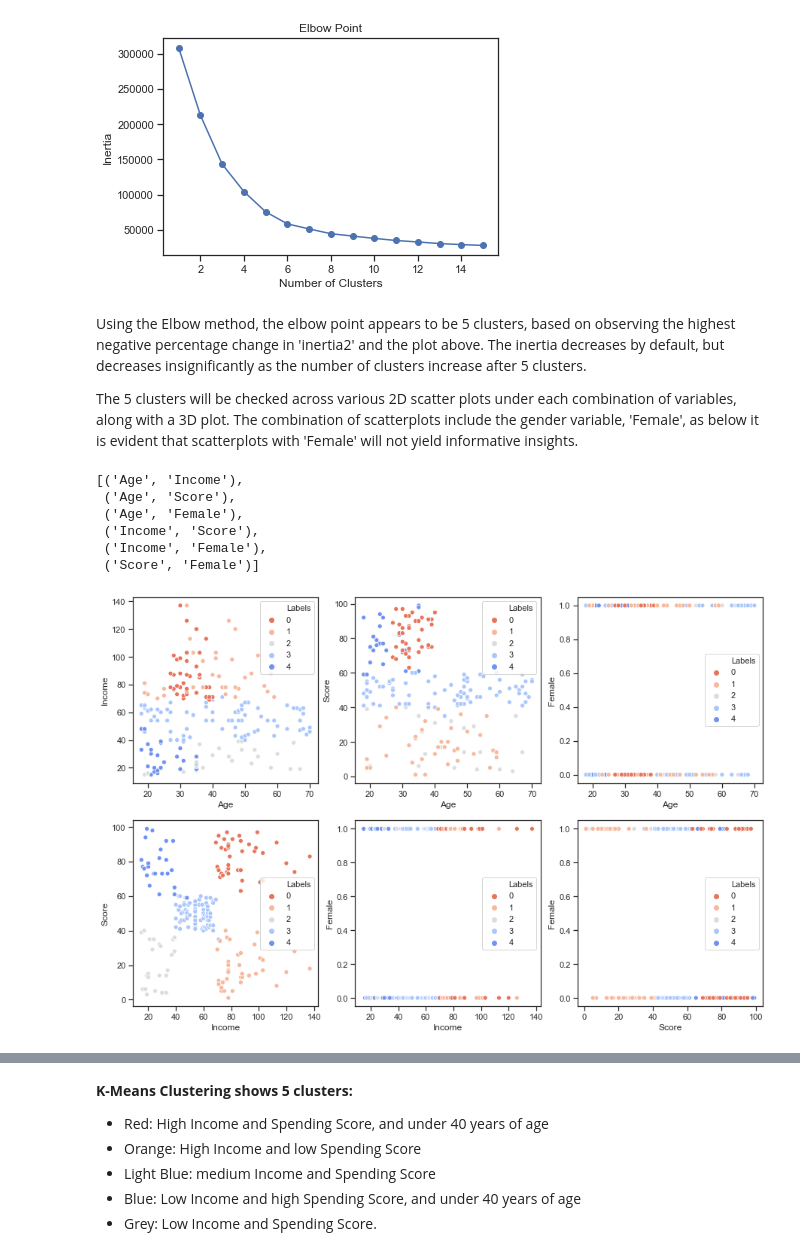
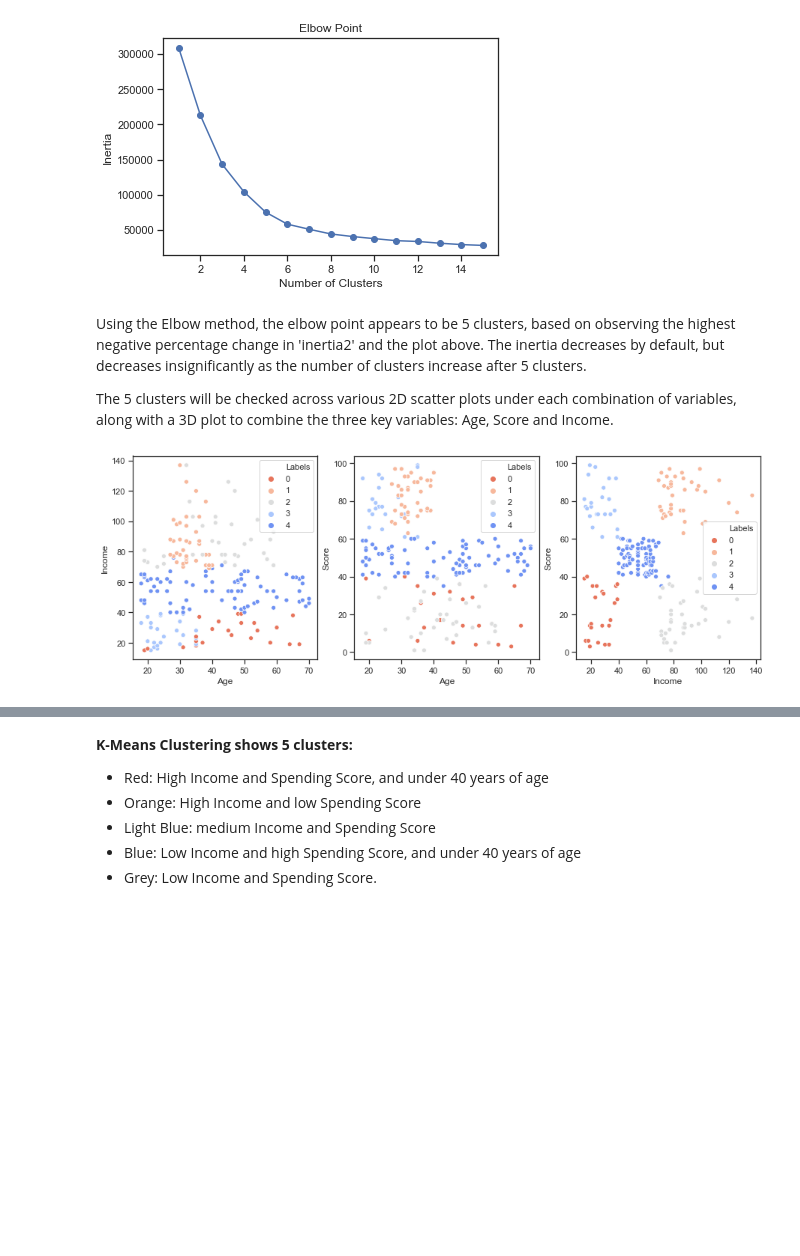
Before and after one commit to Bennett-Heung/Mall-Customer-Segmentation-Data, a Jupyter notebook: Mall_Customer_Segmentation_Data.ipynb, the cells around one changed output, grey strips where cells are left out. Drawn from its saved outputs; the diff is of its cells as text; code cells hidden in the pictures; blank space fills up the shorter version.

```diff
--- a/Mall_Customer_Segmentation_Data.ipynb
+++ b/Mall_Customer_Segmentation_Data.ipynb
@@ -233,3 +226,4 @@ female.head()
 # %%
-#Add female variable into features
-features = features.join(female)
+#Drop Gender variable
+features = features.drop('Gender',axis=1)
+features.head()
@@ -373,5 +356,4 @@ plt.show()
 # %% [markdown]
 Using the Elbow method, the elbow point appears to be 5 clusters, based on observing the highest negative percentage change in 'inertia2' and the plot above. The inertia decreases by default, but decreases insignificantly as the number of clusters increase after 5 clusters.
 
-The 5 clusters will be checked across various 2D scatter plots under each combination of variables, along with a 3D plot.
-The combination of scatterplots include the gender variable, 'Female', as below it is evident that scatterplots with 'Female' will not yield informative insights.
+The 5 clusters will be checked across various 2D scatter plots under each combination of variables, along with a 3D plot to combine the three key variables: Age, Score and Income.
@@ -383,11 +360 @@ var_combos = list(var_combos)
-# %%
-#All six combinations of scatter plots
-var_combos
-# %% [output]
-[('Age', 'Income'),
- ('Age', 'Score'),
- ('Age', 'Female'),
- ('Income', 'Score'),
- ('Income', 'Female'),
- ('Score', 'Female')]
 # %%
@@ -394,16 +362,16 @@ var_combos
 features_k_means = features_k_means.rename(columns={5:'Labels'})
 # %%
 #Scatterplots for k = 5
-fig, axes = plt.subplots(2,3, figsize=(15, 10))
+fig, axes = plt.subplots(2,3, figsize=(15, 5))
 
 for i in range(1,len(var_combos)+1):
-    plt.subplot(2,3,i)
+    plt.subplot(1,3,i)
     sns.scatterplot(*var_combos[i-1],hue='Labels',data=features_k_means, palette=sns.color_palette('coolwarm_r',5))
 
 plt.savefig('kmeans_scatter')
 plt.show()
 # %% [output]
-[figure, old version]
+[figure, new version]
 # %%
 #K-Means 3D Plot
 #%matplotlib notebook
```
Also changed, not shown: parts of 32 cells of this notebook, 12 other files.
